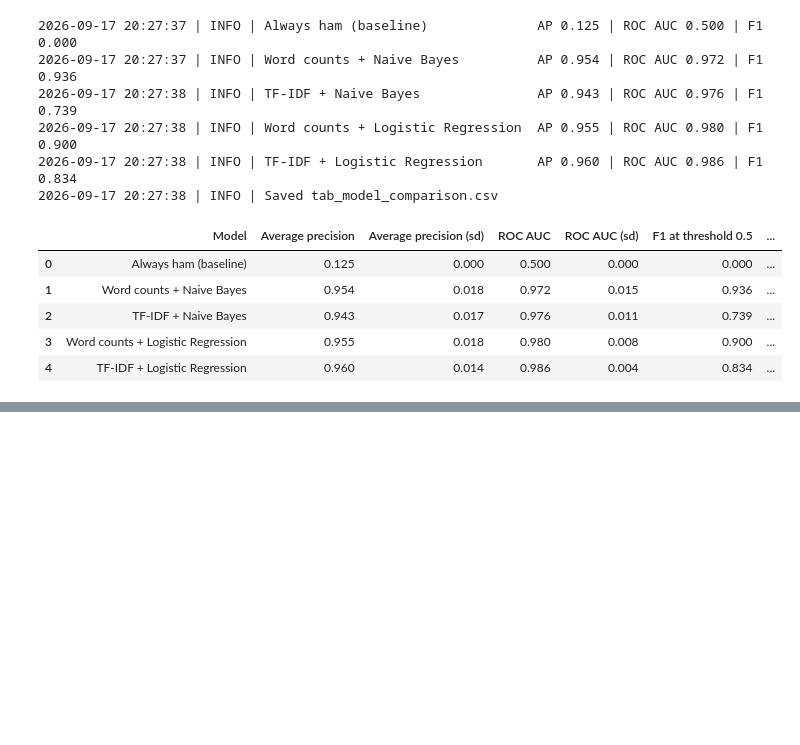
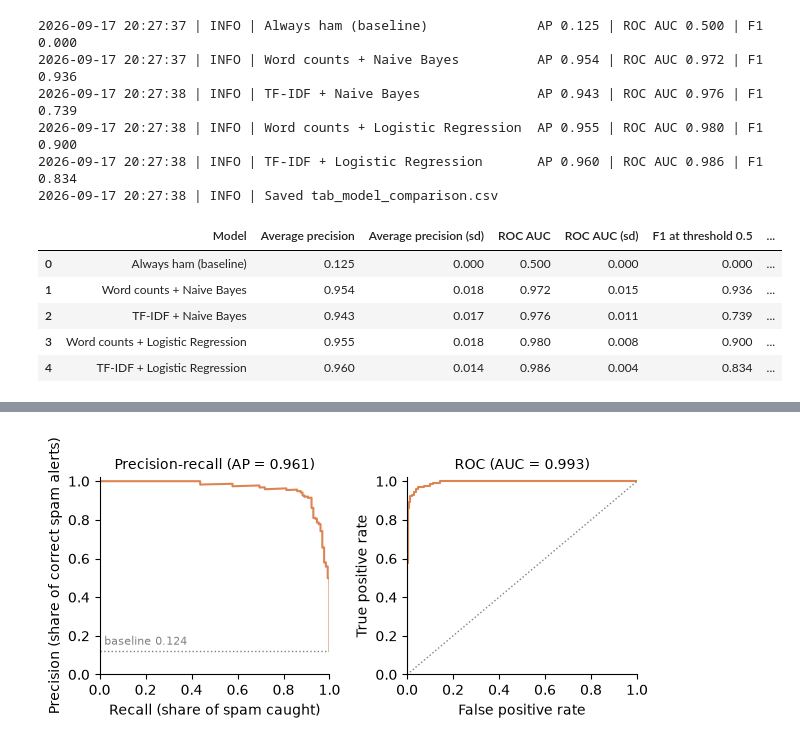
Before and after one commit to santi753/IU_Model_Engineering, a Jupyter notebook: notebooks/spam_filter.ipynb, the cells around one changed output, grey strips where cells are left out. Cells and saved outputs as stored; diff of their text form; code cells hidden in the pictures; blank space fills up the shorter version.

Commit message:
Add final model and test evaluation

```diff
--- a/notebooks/spam_filter.ipynb
+++ b/notebooks/spam_filter.ipynb
@@ -639,0 +648,15 @@ comparison_table
+# %%
+# 4.3 Train the selected model on the full training set
+from sklearn.metrics import (accuracy_score, average_precision_score, confusion_matrix,
+                             f1_score, precision_score, recall_score, roc_auc_score)
+
+spam_filter = Pipeline([
+    ("features", TfidfVectorizer()),
+    ("model", LogisticRegression(max_iter=1000, random_state=RANDOM_STATE)),
+])
+spam_filter.fit(X_train, y_train)
+logger.info("Model trained on %d messages; vocabulary: %d words",
+            len(X_train), len(spam_filter.named_steps["features"].vocabulary_))
+
+# Spam score of each test message (probability between 0 and 1)
+test_scores = spam_filter.predict_proba(X_test)[:, 1]
@@ -639,0 +706,29 @@ comparison_table
+# %%
+# Figure: precision-recall and ROC curve on the test set
+from sklearn.metrics import precision_recall_curve, roc_curve
+
+precision, recall, _ = precision_recall_curve(y_test, test_scores)
+false_positive_rate, true_positive_rate, _ = roc_curve(y_test, test_scores)
+spam_share = y_test.mean()
+
+fig, axes = plt.subplots(1, 2, figsize=(6.3, 2.9))
+
+axes[0].plot(recall, precision, color=CLASS_COLOURS["spam"])
+axes[0].axhline(spam_share, color="grey", linestyle=":", linewidth=1)
+axes[0].text(0.02, spam_share + 0.03, f"baseline {spam_share:.3f}", color="grey", fontsize=8)
+axes[0].set_xlabel("Recall (share of spam caught)")
+axes[0].set_ylabel("Precision (share of correct spam alerts)")
+axes[0].set_title(f"Precision-recall (AP = {test_metrics['Average precision']:.3f})", fontsize=10)
+
+axes[1].plot(false_positive_rate, true_positive_rate, color=CLASS_COLOURS["spam"])
+axes[1].plot([0, 1], [0, 1], color="grey", linestyle=":", linewidth=1)
+axes[1].set_xlabel("False positive rate")
+axes[1].set_ylabel("True positive rate")
+axes[1].set_title(f"ROC (AUC = {test_metrics['ROC AUC']:.3f})", fontsize=10)
+
+for ax in axes:
+    ax.set_xlim(0, 1)
+    ax.set_ylim(0, 1.02)
+fig.tight_layout()
+save_figure(fig, "fig_test_curves.png")
+# %% [output]
@@ -639,0 +736 @@ comparison_table
+[figure, added]
```
Also changed, not shown: parts of 4 cells of this notebook, 2 other files.
